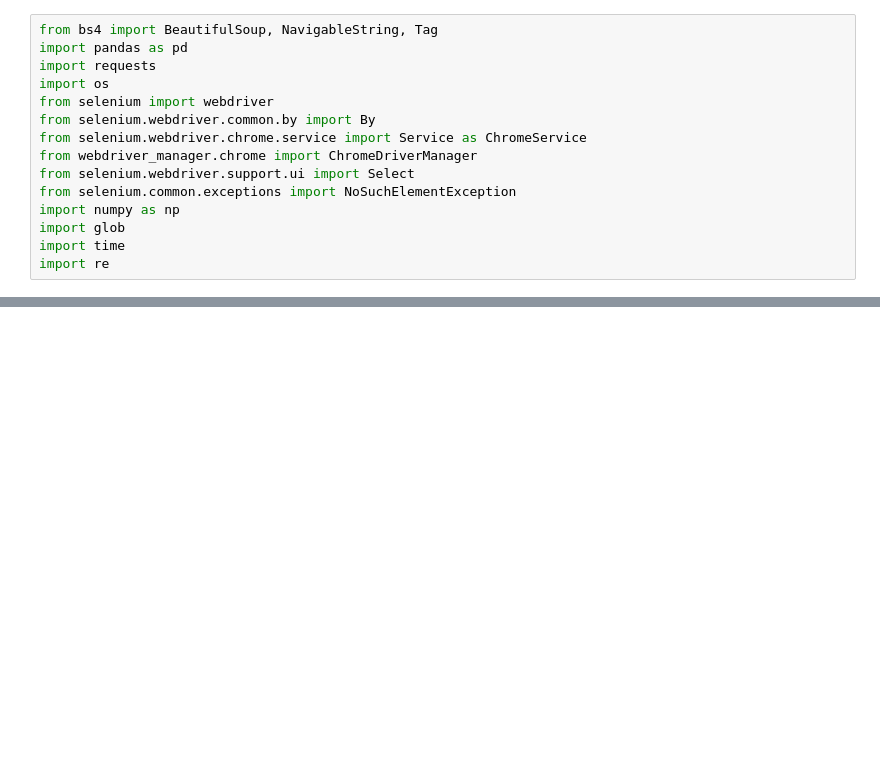
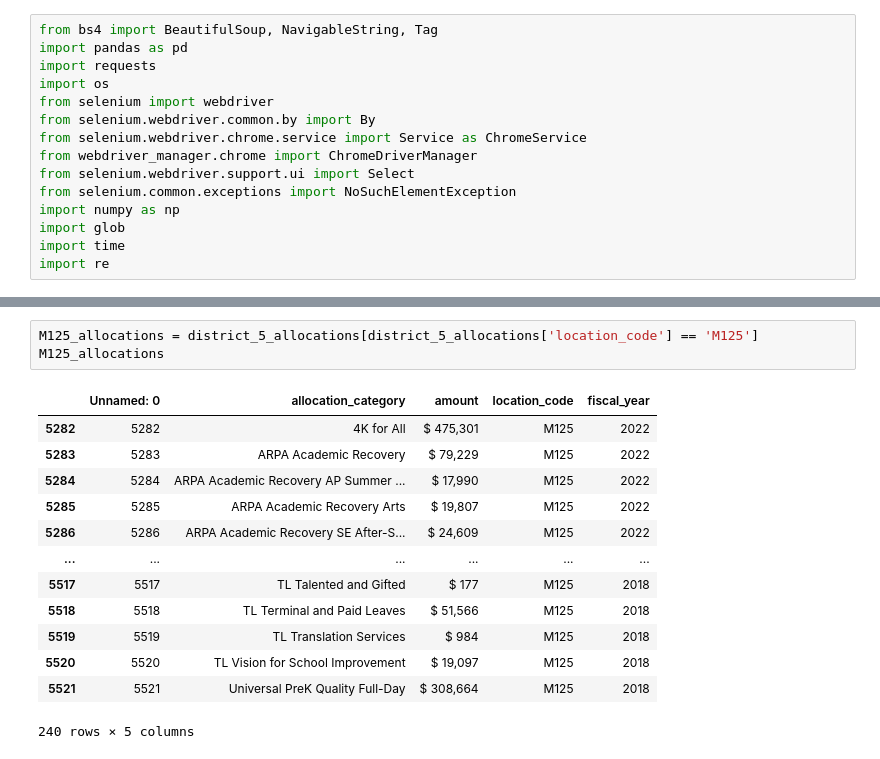
Before and after one commit to vaishalitalwar/School-Budget-and-Allocations, a Jupyter notebook: notebooks/AllocationCategoriesScraper.ipynb, the cells around one changed output, grey strips where cells are left out. Drawn from its saved outputs; the diff is of its cells as text; blank space fills up the shorter version.

```diff
--- a/notebooks/AllocationCategoriesScraper.ipynb
+++ b/notebooks/AllocationCategoriesScraper.ipynb
@@ -143,0 +215,17 @@ categories_dict
+# %%
+M125_allocations = district_5_allocations[district_5_allocations['location_code'] == 'M125']
+M125_allocations
+# %% [output]
+|  | Unnamed: 0 | allocation_category | amount | location_code | fiscal_year |
+| 5282 | 5282 | 4K for All | $ 475,301 | M125 | 2022 |
+| 5283 | 5283 | ARPA Academic Recovery | $ 79,229 | M125 | 2022 |
+| 5284 | 5284 | ARPA Academic Recovery AP Summer ... | $ 17,990 | M125 | 2022 |
+| 5285 | 5285 | ARPA Academic Recovery Arts | $ 19,807 | M125 | 2022 |
+| 5286 | 5286 | ARPA Academic Recovery SE After-S... | $ 24,609 | M125 | 2022 |
+| ... | ... | ... | ... | ... | ... |
+| 5517 | 5517 | TL Talented and Gifted | $ 177 | M125 | 2018 |
+| 5518 | 5518 | TL Terminal and Paid Leaves | $ 51,566 | M125 | 2018 |
+| 5519 | 5519 | TL Translation Services | $ 984 | M125 | 2018 |
+| 5520 | 5520 | TL Vision for School Improvement | $ 19,097 | M125 | 2018 |
+| 5521 | 5521 | Universal PreK Quality Full-Day | $ 308,664 | M125 | 2018 |
+240 rows × 5 columns
```
Also changed, not shown: parts of 15 cells of this notebook, 2 other files.
